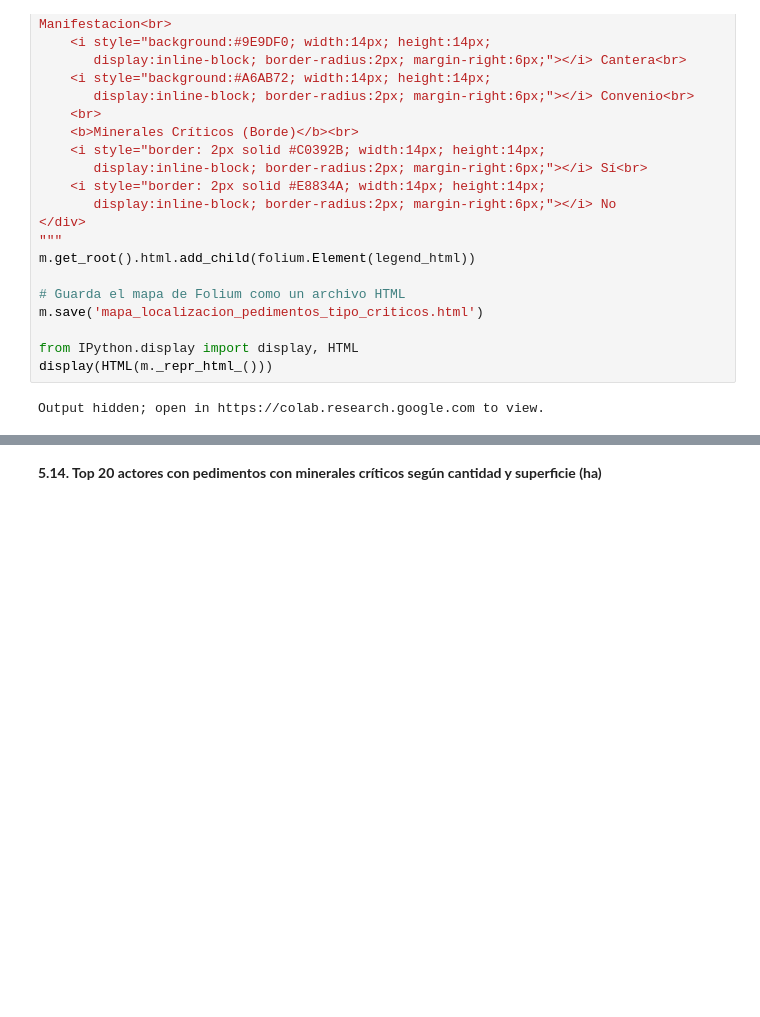
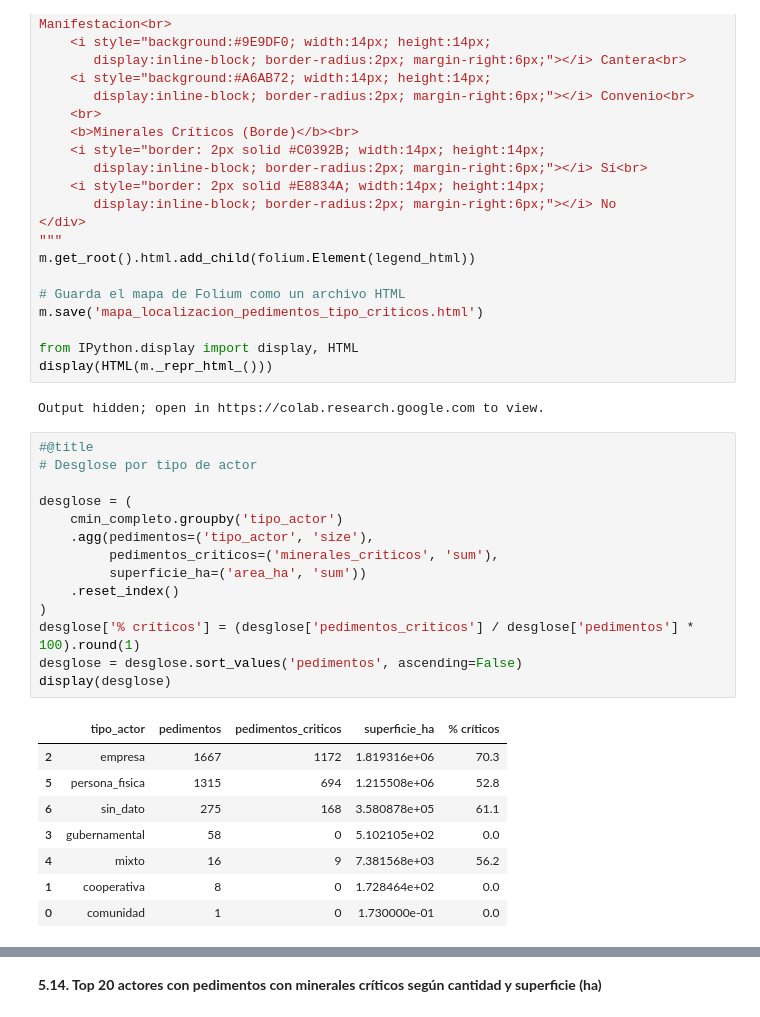
Before and after one commit to Camilamop/catastro-minero-salta-mining-registry-salta, a Jupyter notebook: notebooks/01_EDA_Agosto_2026.ipynb, the cells around one changed output, grey strips where cells are left out. Cells and saved outputs as stored; diff of their text form; blank space fills up the shorter version.

```diff
--- a/notebooks/01_EDA_Agosto_2026.ipynb
+++ b/notebooks/01_EDA_Agosto_2026.ipynb
@@ -1557,3 +1614,26 @@ from IPython.display import display, HTML
 display(HTML(m._repr_html_()))
 # %% [output]
 Output hidden; open in https://colab.research.google.com to view.
+# %%
+#@title
+# Desglose por tipo de actor
+
+desglose = (
+    cmin_completo.groupby('tipo_actor')
+    .agg(pedimentos=('tipo_actor', 'size'),
+         pedimentos_criticos=('minerales_criticos', 'sum'),
+         superficie_ha=('area_ha', 'sum'))
+    .reset_index()
+)
+desglose['% críticos'] = (desglose['pedimentos_criticos'] / desglose['pedimentos'] * 100).round(1)
+desglose = desglose.sort_values('pedimentos', ascending=False)
+display(desglose)
+# %% [output]
+|  | tipo_actor | pedimentos | pedimentos_criticos | superficie_ha | % críticos |
+| 2 | empresa | 1667 | 1172 | 1.819316e+06 | 70.3 |
+| 5 | persona_fisica | 1315 | 694 | 1.215508e+06 | 52.8 |
+| 6 | sin_dato | 275 | 168 | 3.580878e+05 | 61.1 |
+| 3 | gubernamental | 58 | 0 | 5.102105e+02 | 0.0 |
+| 4 | mixto | 16 | 9 | 7.381568e+03 | 56.2 |
+| 1 | cooperativa | 8 | 0 | 1.728464e+02 | 0.0 |
+| 0 | comunidad | 1 | 0 | 1.730000e-01 | 0.0 |
```
Also changed, not shown: parts of 15 cells of this notebook, 7 other files.
